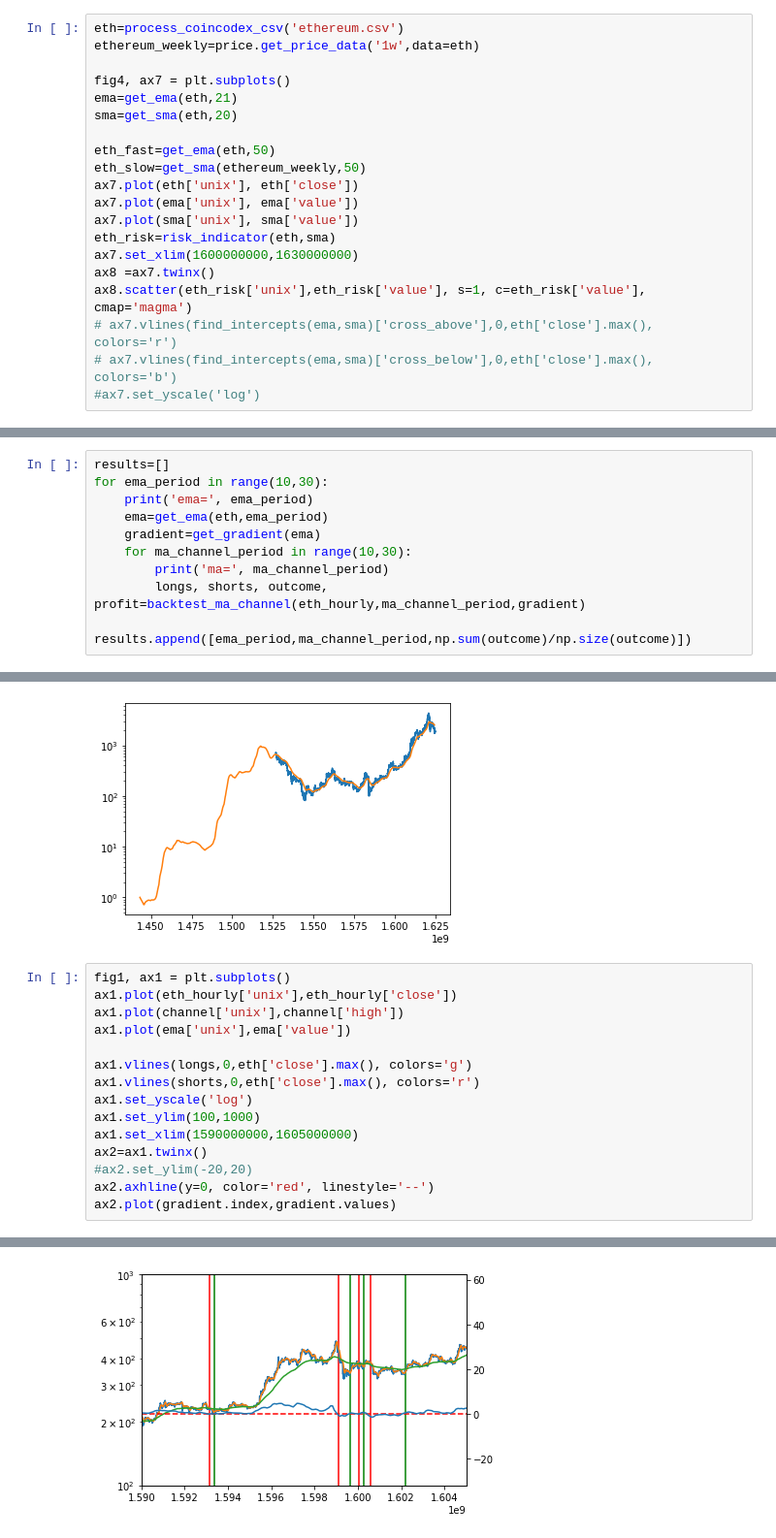
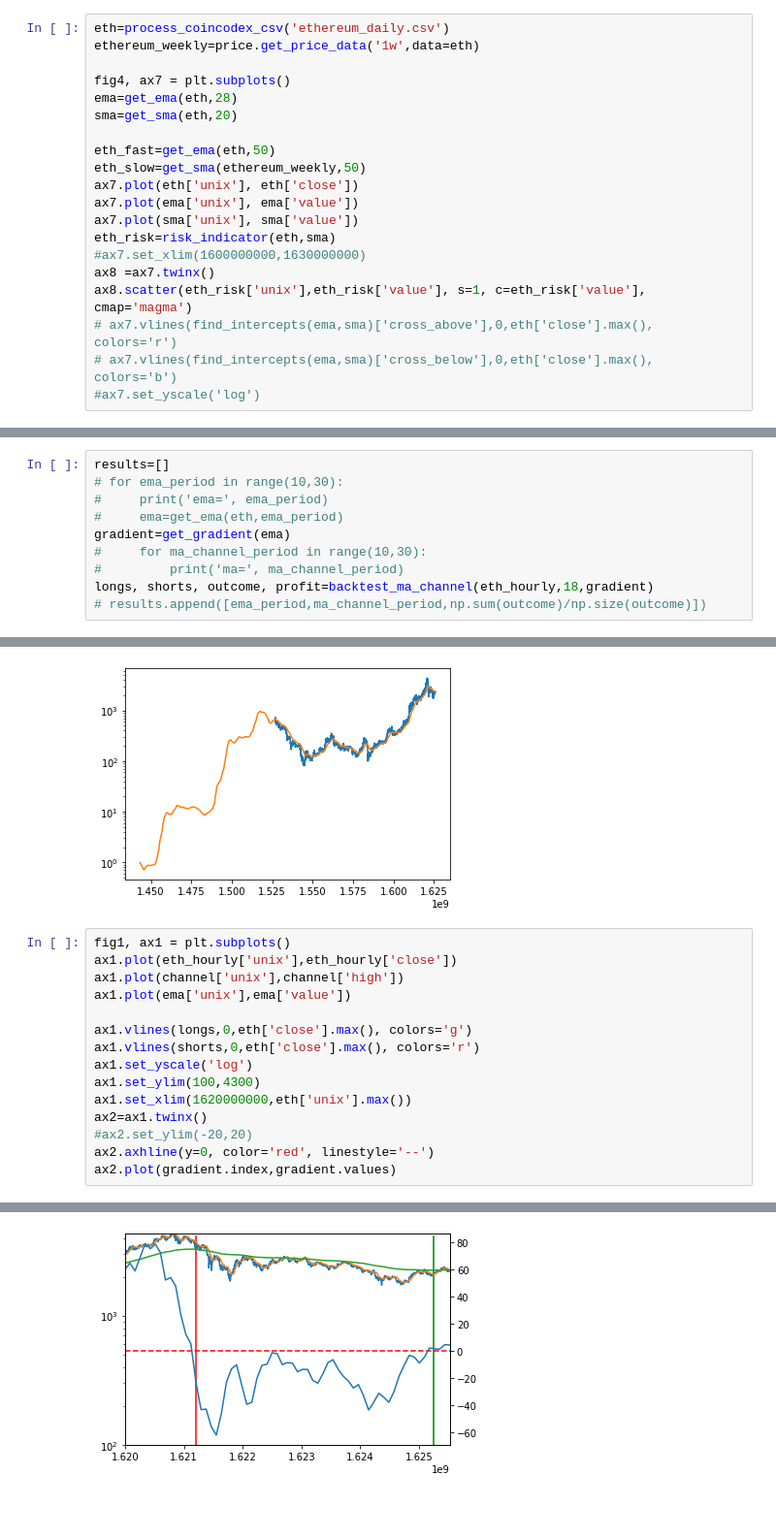
Before and after one commit to RDEvans31/saturn, a Jupyter notebook: Data analysis.ipynb, the cells around one changed output, grey strips where cells are left out. Shown at 97% size. Saved outputs shown, nothing was run; the diff lists cells and outputs as text; blank space fills up the shorter version.

Commit message:
updated ethereum data, trader2 almost complete, started calculating conditional risk for profit taking

```diff
--- a/Data analysis.ipynb
+++ b/Data analysis.ipynb
@@ -238,11 +238,11 @@ def find_intercepts(fast,slow): #each line is a dataframe with time stamp and va
 
     return {'cross_above': cross_above,'cross_below': cross_below }
 # %%
-eth=process_coincodex_csv('ethereum.csv')
+eth=process_coincodex_csv('ethereum_daily.csv')
 ethereum_weekly=price.get_price_data('1w',data=eth)
 
 fig4, ax7 = plt.subplots()
-ema=get_ema(eth,21)
+ema=get_ema(eth,28)
 sma=get_sma(eth,20)
 
 eth_fast=get_ema(eth,50)
@@ -251,7 +251,7 @@ ax7.plot(eth['unix'], eth['close'])
 ax7.plot(ema['unix'], ema['value'])
 ax7.plot(sma['unix'], sma['value'])
 eth_risk=risk_indicator(eth,sma)
-ax7.set_xlim(1600000000,1630000000)
+#ax7.set_xlim(1600000000,1630000000)
 ax8 =ax7.twinx()
 ax8.scatter(eth_risk['unix'],eth_risk['value'], s=1, c=eth_risk['value'], cmap='magma')
 # ax7.vlines(find_intercepts(ema,sma)['cross_above'],0,eth['close'].max(), colors='r')
@@ -341,11 +341,11 @@ eth_hourly=read_data('Bitstamp_ETHUSD_1h.csv')
 channel=ma_channel(eth_hourly,20)
 # %%
 results=[]
-for ema_period in range(10,30):
-    print('ema=', ema_period)
-    ema=get_ema(eth,ema_period)
-    gradient=get_gradient(ema)
-    for ma_channel_period in range(10,30):
-        print('ma=', ma_channel_period)
-        longs, shorts, outcome, profit=backtest_ma_channel(eth_hourly,ma_channel_period,gradient)
-        results.append([ema_period,ma_channel_period,np.sum(outcome)/np.size(outcome)])
+# for ema_period in range(10,30):
+#     print('ema=', ema_period)
+#     ema=get_ema(eth,ema_period)
+gradient=get_gradient(ema)
+#     for ma_channel_period in range(10,30):
+#         print('ma=', ma_channel_period)
+longs, shorts, outcome, profit=backtest_ma_channel(eth_hourly,18,gradient)
+# results.append([ema_period,ma_channel_period,np.sum(outcome)/np.size(outcome)])
@@ -383,18 +363,18 @@ plt.yscale('log')
 # %%
 fig1, ax1 = plt.subplots()
 ax1.plot(eth_hourly['unix'],eth_hourly['close'])
 ax1.plot(channel['unix'],channel['high'])
 ax1.plot(ema['unix'],ema['value'])
 
 ax1.vlines(longs,0,eth['close'].max(), colors='g')
 ax1.vlines(shorts,0,eth['close'].max(), colors='r')
 ax1.set_yscale('log')
-ax1.set_ylim(100,1000)
-ax1.set_xlim(1590000000,1605000000)
+ax1.set_ylim(100,4300)
+ax1.set_xlim(1620000000,eth['unix'].max())
 ax2=ax1.twinx()
 #ax2.set_ylim(-20,20)
 ax2.axhline(y=0, color='red', linestyle='--')
 ax2.plot(gradient.index,gradient.values)
 # %% [output]
 [<matplotlib.lines.Line2D at 0x...>]
-[figure, old version]
+[figure, new version]
```
Also changed, not shown: parts of 5 cells of this notebook, 6 other files.
